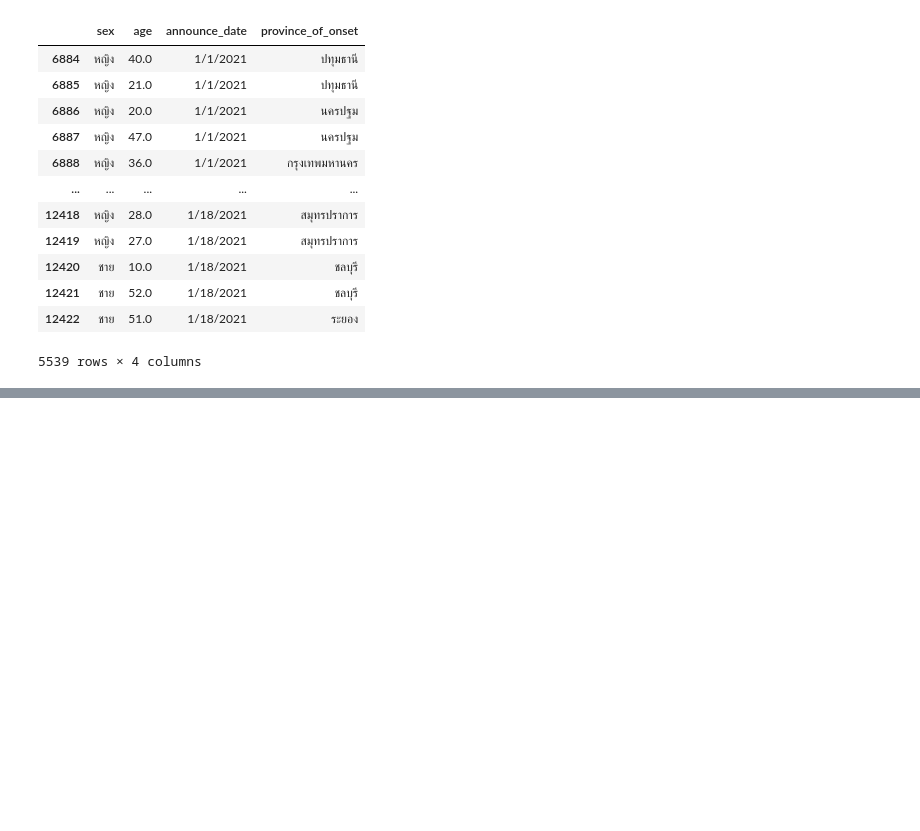
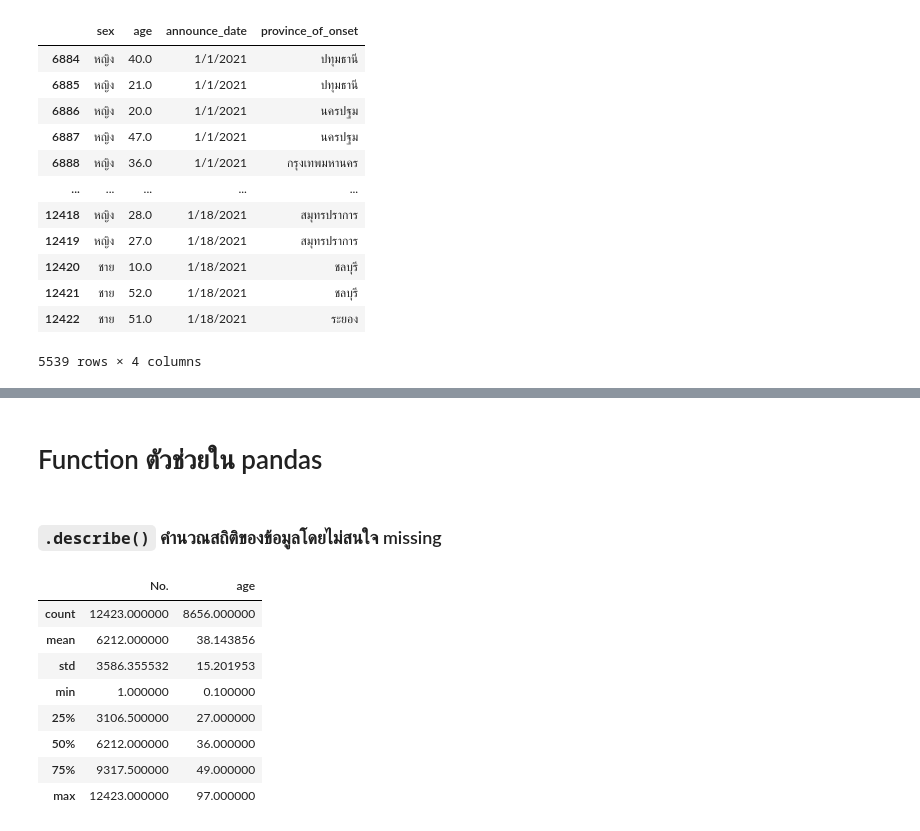
Before and after one commit to MeenTers/data_viz, a Jupyter notebook: pandas101.ipynb, the cells around one changed output, grey strips where cells are left out. Cells and saved outputs as stored; diff of their text form; code cells hidden in the pictures; blank space fills up the shorter version.

Commit message:
จบ pandas 101

````diff
--- a/pandas101.ipynb
+++ b/pandas101.ipynb
@@ -445,0 +463,16 @@ S
+# %% [markdown]
+# Function ตัวช่วยใน pandas
+# %% [markdown]
+### ```.describe()``` คำนวณสถิติของข้อมูลโดยไม่สนใจ missing
+# %%
+data_covid.describe()
+# %% [output]
+|  | No. | age |
+| count | 12423.000000 | 8656.000000 |
+| mean | 6212.000000 | 38.143856 |
+| std | 3586.355532 | 15.201953 |
+| min | 1.000000 | 0.100000 |
+| 25% | 3106.500000 | 27.000000 |
+| 50% | 6212.000000 | 36.000000 |
+| 75% | 9317.500000 | 49.000000 |
+| max | 12423.000000 | 97.000000 |
````
Also changed, not shown: parts of 6 cells of this notebook.
